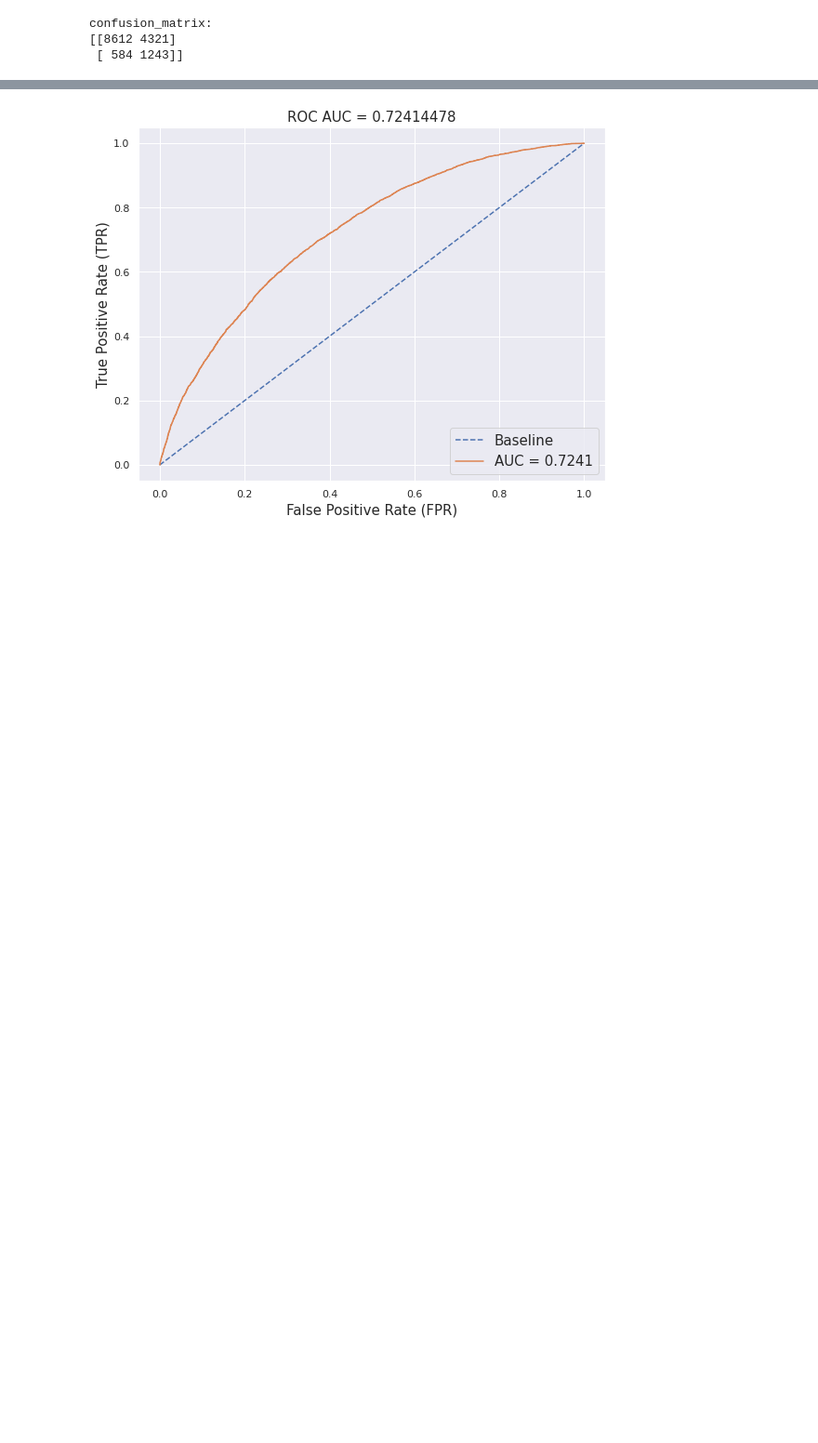
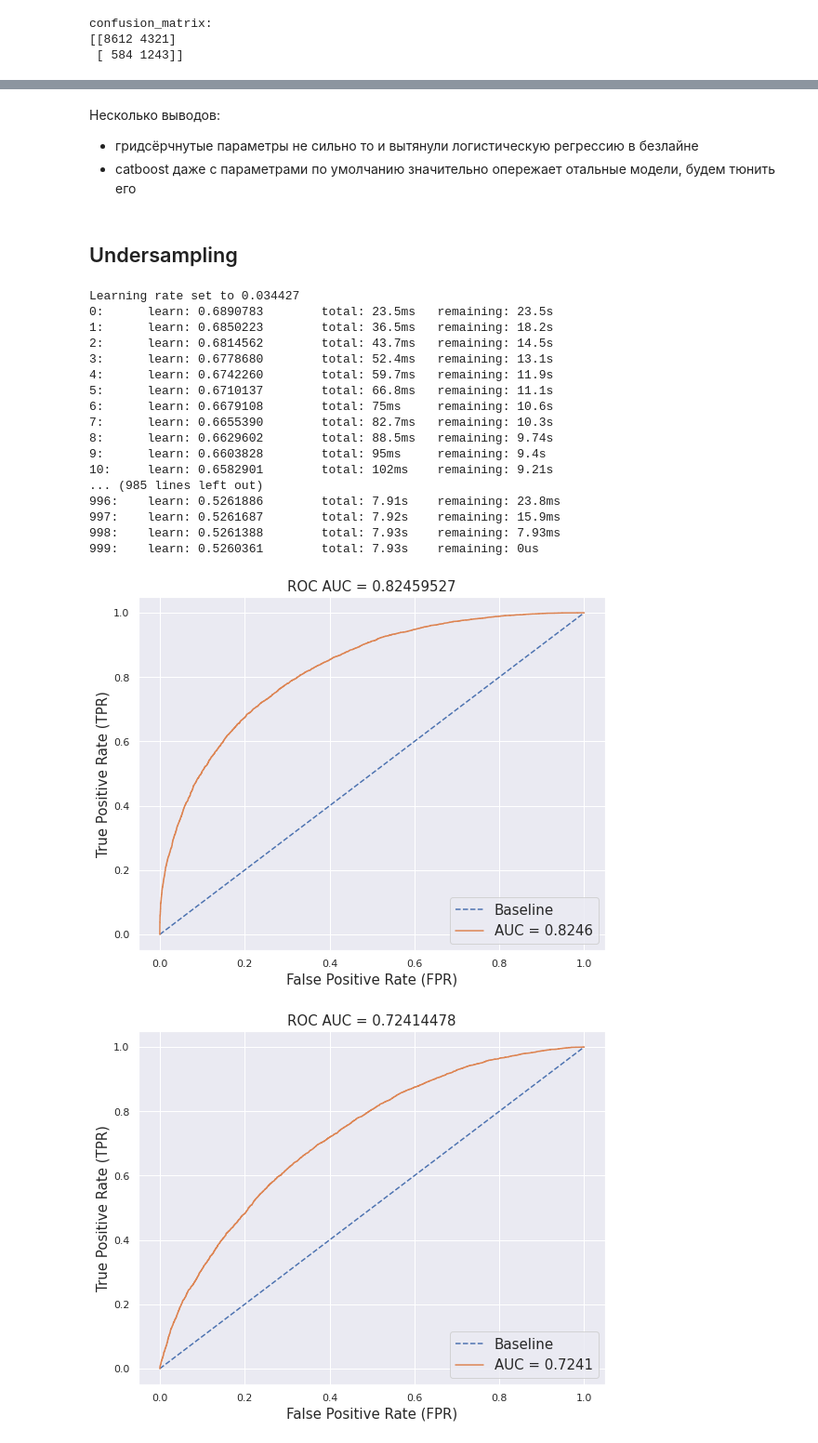
Before and after one commit to XelorR/sf_project_5, a Jupyter notebook: pp_tuned_baseline.ipynb, the cells around one changed output, grey strips where cells are left out. Shown at 93% size. Drawn from its saved outputs; the diff is of its cells as text; code cells hidden in the pictures; blank space fills up the shorter version.

```diff
--- a/pp_tuned_baseline.ipynb
+++ b/pp_tuned_baseline.ipynb
@@ -430,0 +457,7 @@ y_pred_us = logreg_us.predict(X_test_us)
+# %% [markdown]
+Несколько выводов:
+
+- гридсёрчнутые параметры не сильно то и вытянули логистическую регрессию в безлайне
+- catboost даже с параметрами по умолчанию значительно опережает отальные модели, будем тюнить его
+# %% [markdown]
+## Undersampling
@@ -431,3 +480,24 @@ y_pred_us = logreg_us.predict(X_test_us)
+# %%
+plot_roc_auc(y_train_us, CatBoostClassifier().fit(X_train_us, y_train_us).predict_proba(X_train_us).T[1])
+# %% [output]
+Learning rate set to 0.034427
+0:      learn: 0.6890783        total: 23.5ms   remaining: 23.5s
+1:      learn: 0.6850223        total: 36.5ms   remaining: 18.2s
+2:      learn: 0.6814562        total: 43.7ms   remaining: 14.5s
+3:      learn: 0.6778680        total: 52.4ms   remaining: 13.1s
+4:      learn: 0.6742260        total: 59.7ms   remaining: 11.9s
+5:      learn: 0.6710137        total: 66.8ms   remaining: 11.1s
+6:      learn: 0.6679108        total: 75ms     remaining: 10.6s
+7:      learn: 0.6655390        total: 82.7ms   remaining: 10.3s
+8:      learn: 0.6629602        total: 88.5ms   remaining: 9.74s
+9:      learn: 0.6603828        total: 95ms     remaining: 9.4s
+10:     learn: 0.6582901        total: 102ms    remaining: 9.21s
+... (985 lines left out)
+996:    learn: 0.5261886        total: 7.91s    remaining: 23.8ms
+997:    learn: 0.5261687        total: 7.92s    remaining: 15.9ms
+998:    learn: 0.5261388        total: 7.93s    remaining: 7.93ms
+999:    learn: 0.5260361        total: 7.93s    remaining: 0us
+[figure, added]
 # %%
 plot_roc_auc(y_train_us,logreg_us.predict_proba(X_train_us).T[1])
 # %% [output]
```
Also changed, not shown: parts of 8 cells of this notebook.
